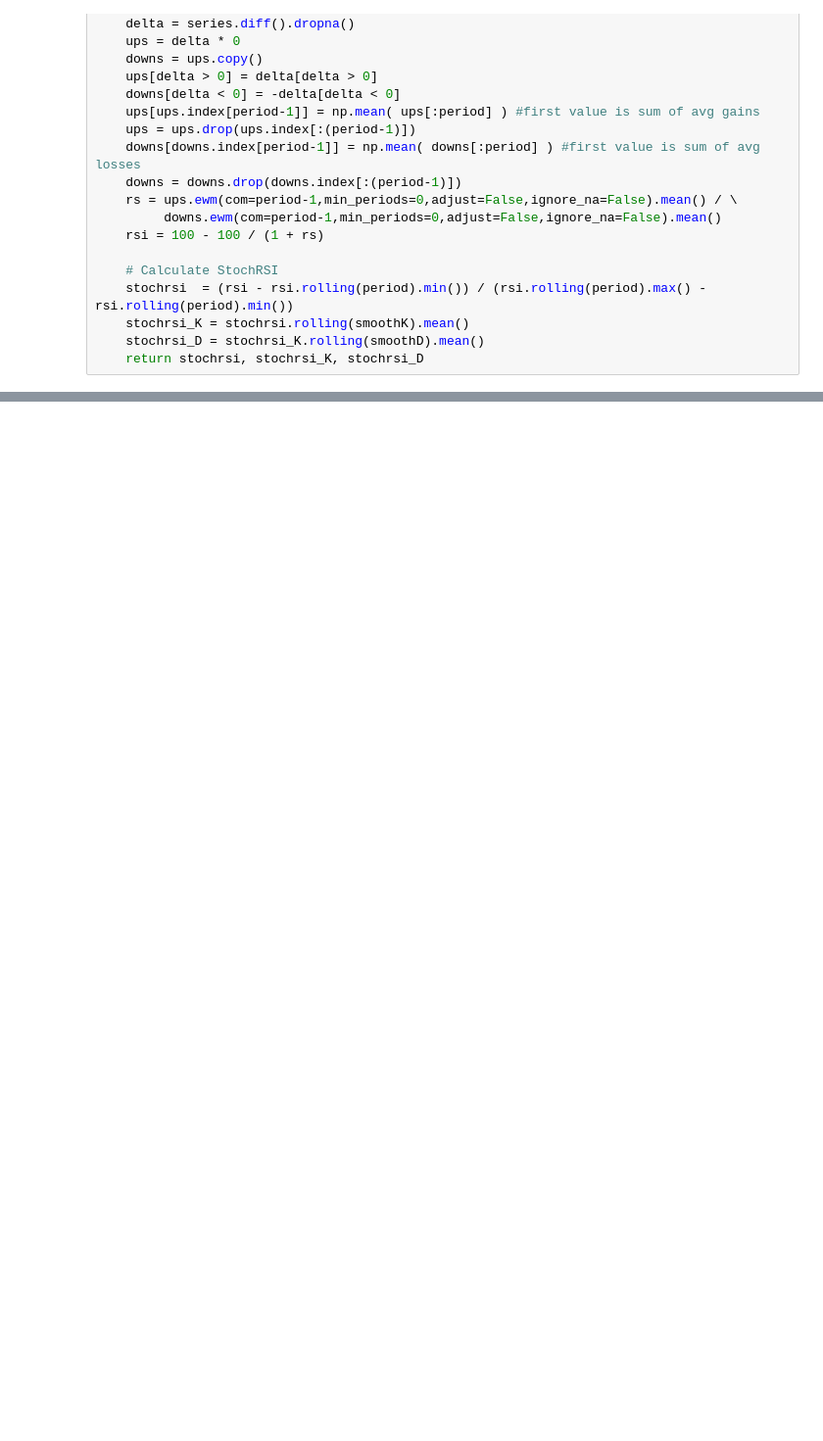
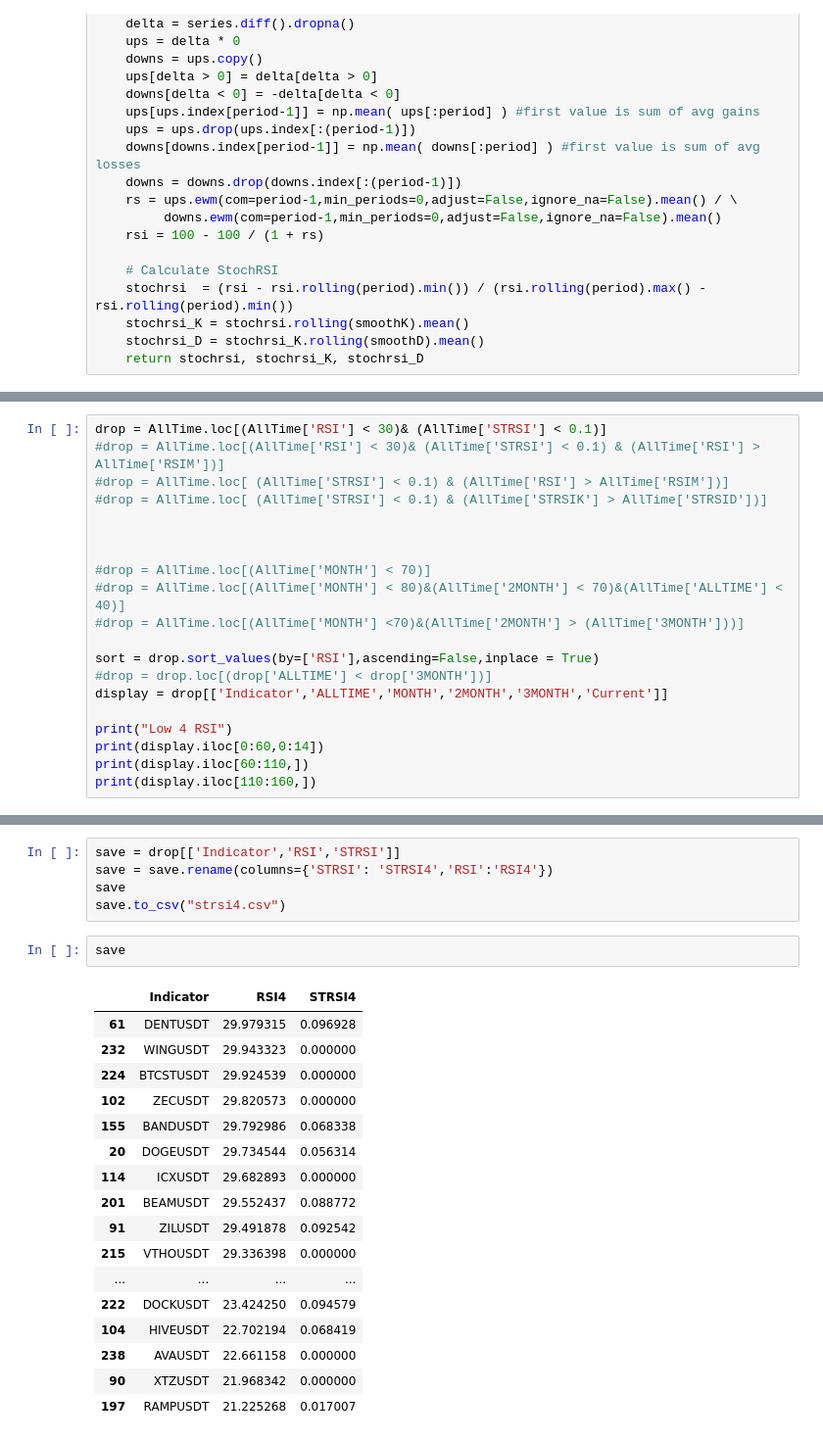
Before and after one commit to hjabbour/ML, a Jupyter notebook: HIGHLOWSTOCH4Hours.ipynb, the cells around one changed output, grey strips where cells are left out. Shown at 98% size. Drawn from its saved outputs; the diff is of its cells as text; blank space fills up the shorter version.

```diff
--- a/HIGHLOWSTOCH4Hours.ipynb
+++ b/HIGHLOWSTOCH4Hours.ipynb
@@ -241,0 +210,20 @@ See the caveats in the documentation: https://pandas.pydata.org/pandas-docs/stab
+# %%
+drop = AllTime.loc[(AllTime['RSI'] < 30)& (AllTime['STRSI'] < 0.1)]
+#drop = AllTime.loc[(AllTime['RSI'] < 30)& (AllTime['STRSI'] < 0.1) & (AllTime['RSI'] > AllTime['RSIM'])]
+#drop = AllTime.loc[ (AllTime['STRSI'] < 0.1) & (AllTime['RSI'] > AllTime['RSIM'])]
+#drop = AllTime.loc[ (AllTime['STRSI'] < 0.1) & (AllTime['STRSIK'] > AllTime['STRSID'])]
+
+
+
+#drop = AllTime.loc[(AllTime['MONTH'] < 70)]
+#drop = AllTime.loc[(AllTime['MONTH'] < 80)&(AllTime['2MONTH'] < 70)&(AllTime['ALLTIME'] < 40)]
+#drop = AllTime.loc[(AllTime['MONTH'] <70)&(AllTime['2MONTH'] > (AllTime['3MONTH']))]
+
+sort = drop.sort_values(by=['RSI'],ascending=False,inplace = True)
+#drop = drop.loc[(drop['ALLTIME'] < drop['3MONTH'])]
+display = drop[['Indicator','ALLTIME','MONTH','2MONTH','3MONTH','Current']]
+
+print("Low 4 RSI")
+print(display.iloc[0:60,0:14])
+print(display.iloc[60:110,])
+print(display.iloc[110:160,])
@@ -241,0 +252,25 @@ See the caveats in the documentation: https://pandas.pydata.org/pandas-docs/stab
+# %%
+save = drop[['Indicator','RSI','STRSI']]
+save = save.rename(columns={'STRSI': 'STRSI4','RSI':'RSI4'})
+save
+save.to_csv("strsi4.csv")
+# %%
+save
+# %% [output]
+|  | Indicator | RSI4 | STRSI4 |
+| 61 | DENTUSDT | 29.979315 | 0.096928 |
+| 232 | WINGUSDT | 29.943323 | 0.000000 |
+| 224 | BTCSTUSDT | 29.924539 | 0.000000 |
+| 102 | ZECUSDT | 29.820573 | 0.000000 |
+| 155 | BANDUSDT | 29.792986 | 0.068338 |
+| 20 | DOGEUSDT | 29.734544 | 0.056314 |
+| 114 | ICXUSDT | 29.682893 | 0.000000 |
+| 201 | BEAMUSDT | 29.552437 | 0.088772 |
+| 91 | ZILUSDT | 29.491878 | 0.092542 |
+| 215 | VTHOUSDT | 29.336398 | 0.000000 |
+| ... | ... | ... | ... |
+| 222 | DOCKUSDT | 23.424250 | 0.094579 |
+| 104 | HIVEUSDT | 22.702194 | 0.068419 |
+| 238 | AVAUSDT | 22.661158 | 0.000000 |
+| 90 | XTZUSDT | 21.968342 | 0.000000 |
+| 197 | RAMPUSDT | 21.225268 | 0.017007 |
```
Also changed, not shown: parts of 4 cells of this notebook, 21 other files.
